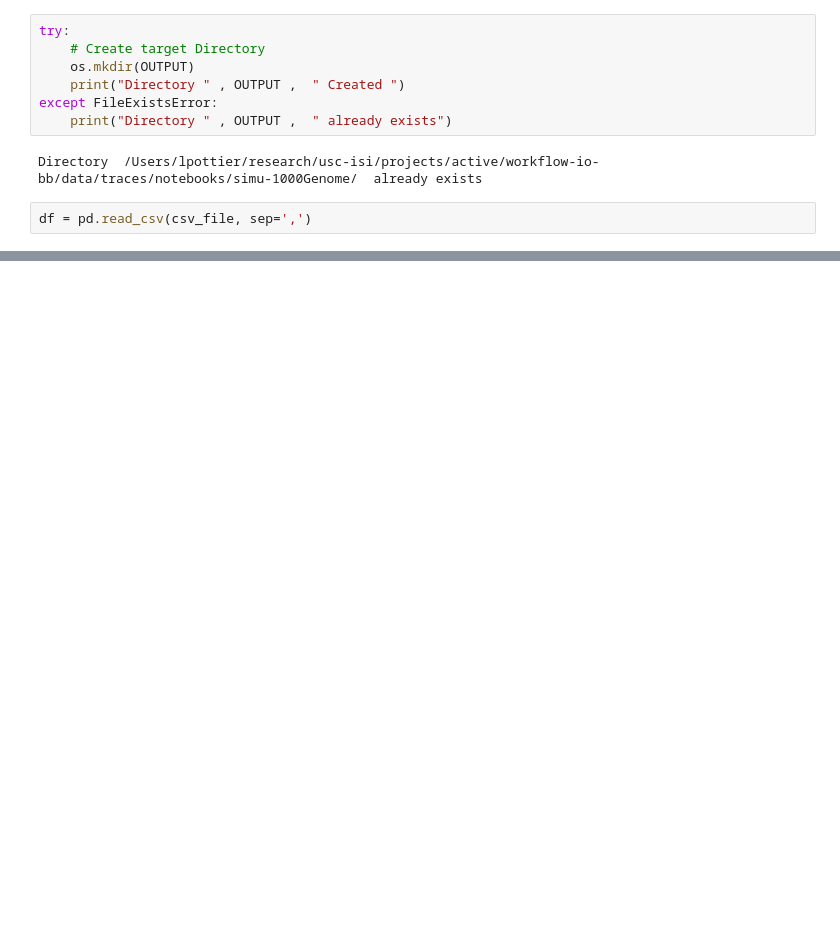
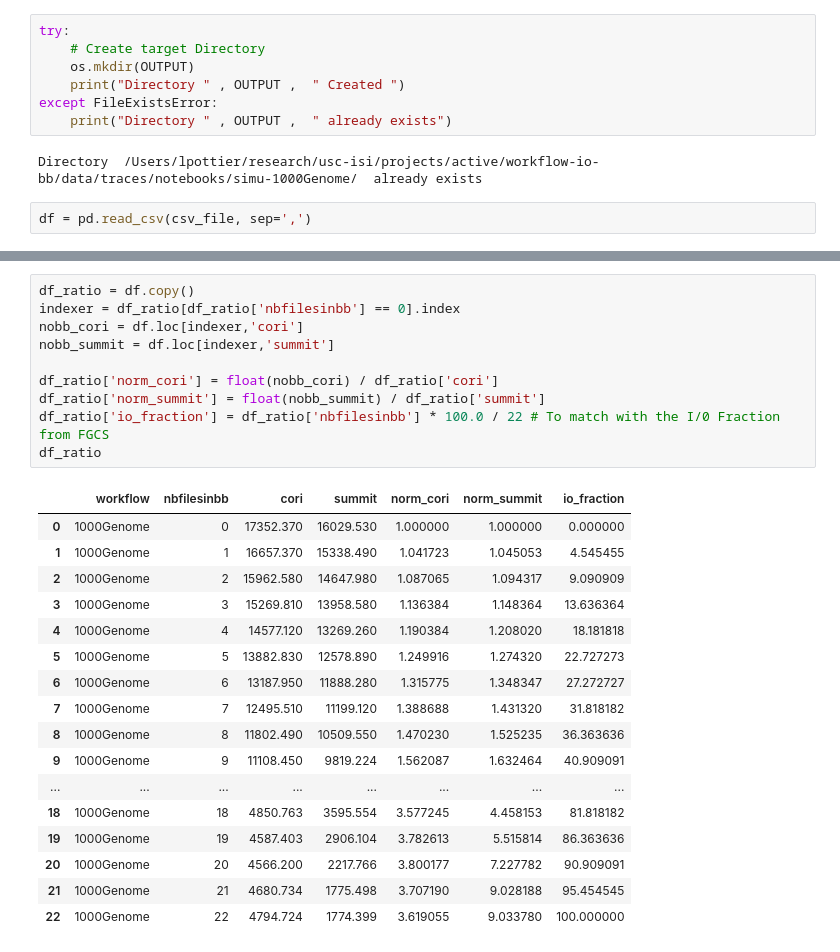
Before and after one commit to lpottier/workflow-io-bb, a Jupyter notebook: data/traces/notebooks/10000genome-simu.ipynb, the cells around one changed output, grey strips where cells are left out. Cells and saved outputs as stored; diff of their text form; blank space fills up the shorter version.

```diff
--- a/data/traces/notebooks/10000genome-simu.ipynb
+++ b/data/traces/notebooks/10000genome-simu.ipynb
@@ -124,0 +159,28 @@ plot_workflow_input_files(df)
+# %%
+df_ratio = df.copy()
+indexer = df_ratio[df_ratio['nbfilesinbb'] == 0].index
+nobb_cori = df.loc[indexer,'cori']
+nobb_summit = df.loc[indexer,'summit']
+
+df_ratio['norm_cori'] = float(nobb_cori) / df_ratio['cori']
+df_ratio['norm_summit'] = float(nobb_summit) / df_ratio['summit']
+df_ratio['io_fraction'] = df_ratio['nbfilesinbb'] * 100.0 / 22 # To match with the I/0 Fraction from FGCS
+df_ratio
+# %% [output]
+|  | workflow | nbfilesinbb | cori | summit | norm_cori | norm_summit | io_fraction |
+| 0 | 1000Genome | 0 | 17352.370 | 16029.530 | 1.000000 | 1.000000 | 0.000000 |
+| 1 | 1000Genome | 1 | 16657.370 | 15338.490 | 1.041723 | 1.045053 | 4.545455 |
+| 2 | 1000Genome | 2 | 15962.580 | 14647.980 | 1.087065 | 1.094317 | 9.090909 |
+| 3 | 1000Genome | 3 | 15269.810 | 13958.580 | 1.136384 | 1.148364 | 13.636364 |
+| 4 | 1000Genome | 4 | 14577.120 | 13269.260 | 1.190384 | 1.208020 | 18.181818 |
+| 5 | 1000Genome | 5 | 13882.830 | 12578.890 | 1.249916 | 1.274320 | 22.727273 |
+| 6 | 1000Genome | 6 | 13187.950 | 11888.280 | 1.315775 | 1.348347 | 27.272727 |
+| 7 | 1000Genome | 7 | 12495.510 | 11199.120 | 1.388688 | 1.431320 | 31.818182 |
+| 8 | 1000Genome | 8 | 11802.490 | 10509.550 | 1.470230 | 1.525235 | 36.363636 |
+| 9 | 1000Genome | 9 | 11108.450 | 9819.224 | 1.562087 | 1.632464 | 40.909091 |
+| ... | ... | ... | ... | ... | ... | ... | ... |
+| 18 | 1000Genome | 18 | 4850.763 | 3595.554 | 3.577245 | 4.458153 | 81.818182 |
+| 19 | 1000Genome | 19 | 4587.403 | 2906.104 | 3.782613 | 5.515814 | 86.363636 |
+| 20 | 1000Genome | 20 | 4566.200 | 2217.766 | 3.800177 | 7.227782 | 90.909091 |
+| 21 | 1000Genome | 21 | 4680.734 | 1775.498 | 3.707190 | 9.028188 | 95.454545 |
+| 22 | 1000Genome | 22 | 4794.724 | 1774.399 | 3.619055 | 9.033780 | 100.000000 |
```
Also changed, not shown: parts of 10 cells of this notebook.
